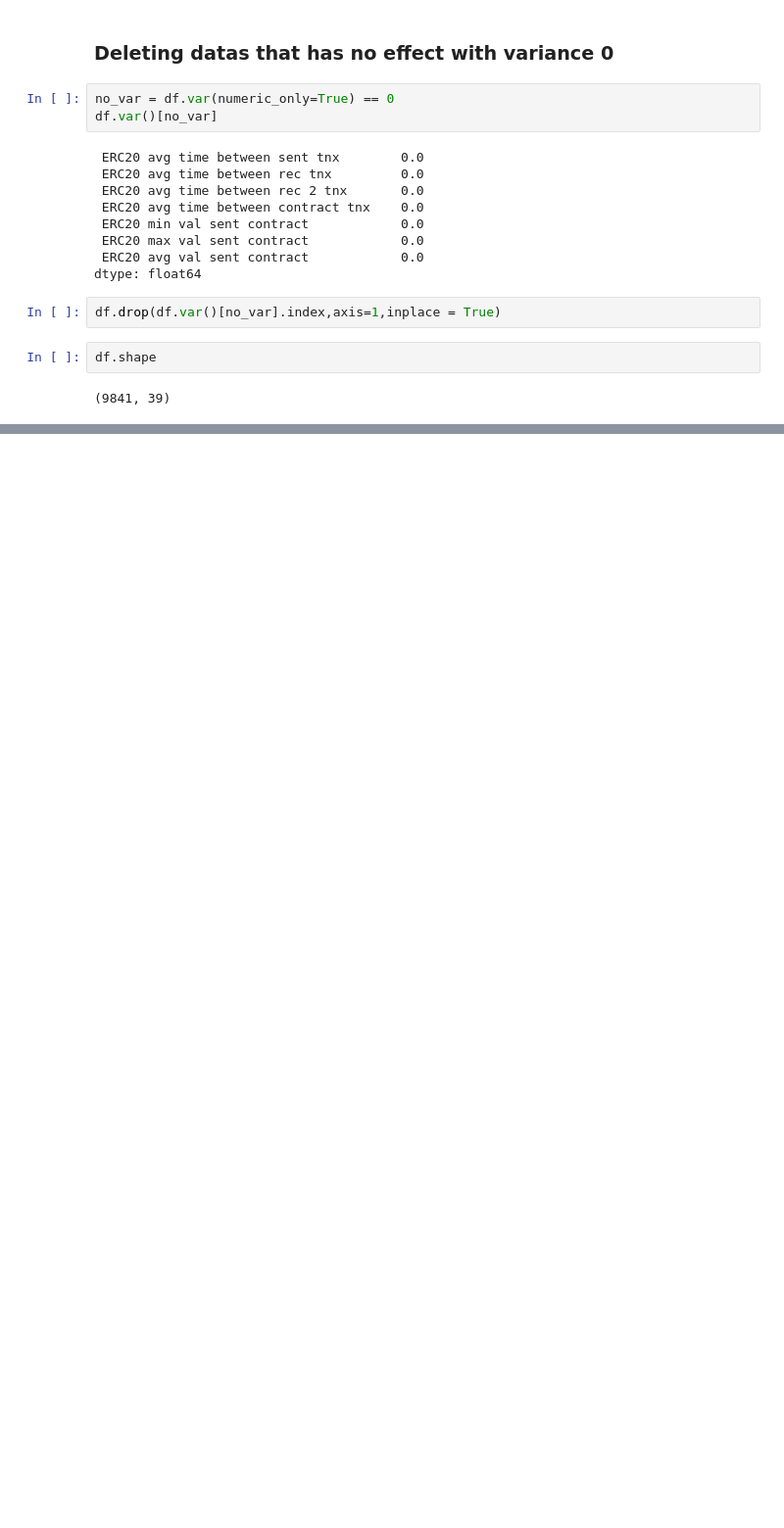
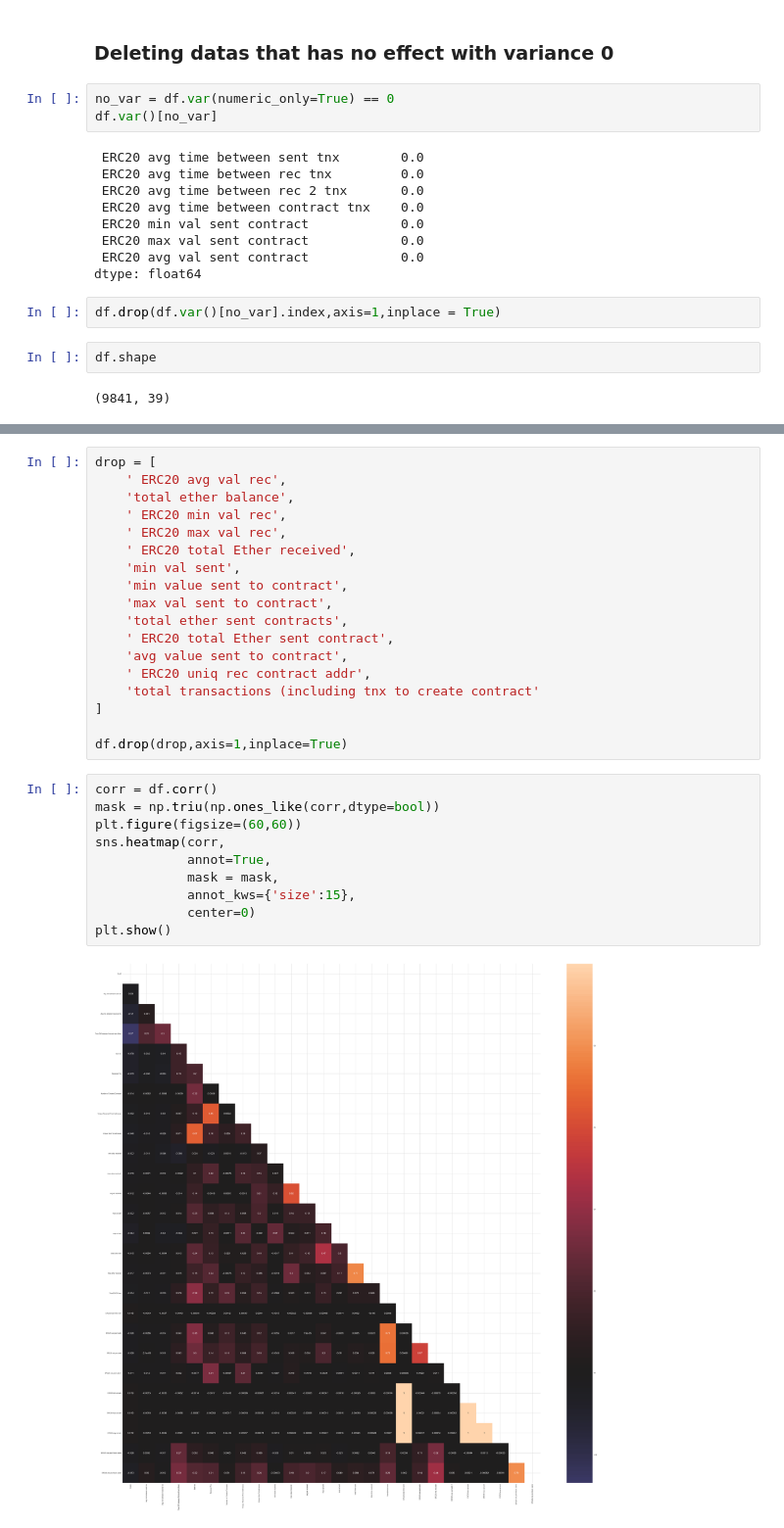
Before and after one commit to mohammadakhoundi1/Ethereum-Fraud-Detection, a Jupyter notebook: ET.ipynb, the cells around one changed output, grey strips where cells are left out. Shown at 98% size. Drawn from its saved outputs; the diff is of its cells as text; blank space fills up the shorter version.

```diff
--- a/ET.ipynb
+++ b/ET.ipynb
@@ -285,0 +342,30 @@ df.shape
+# %%
+drop = [
+    ' ERC20 avg val rec',
+    'total ether balance',
+    ' ERC20 min val rec',
+    ' ERC20 max val rec',
+    ' ERC20 total Ether received',
+    'min val sent',
+    'min value sent to contract',
+    'max val sent to contract',
+    'total ether sent contracts',
+    ' ERC20 total Ether sent contract',
+    'avg value sent to contract',
+    ' ERC20 uniq rec contract addr',
+    'total transactions (including tnx to create contract'
+]
+
+df.drop(drop,axis=1,inplace=True)
+# %%
+corr = df.corr()
+mask = np.triu(np.ones_like(corr,dtype=bool))
+plt.figure(figsize=(60,60))
+sns.heatmap(corr,
+            annot=True,
+            mask = mask,
+            annot_kws={'size':15},
+            center=0)
+plt.show()
+# %% [output]
+[figure, added]
```
Also changed, not shown: parts of 9 cells of this notebook, 1 other file.
